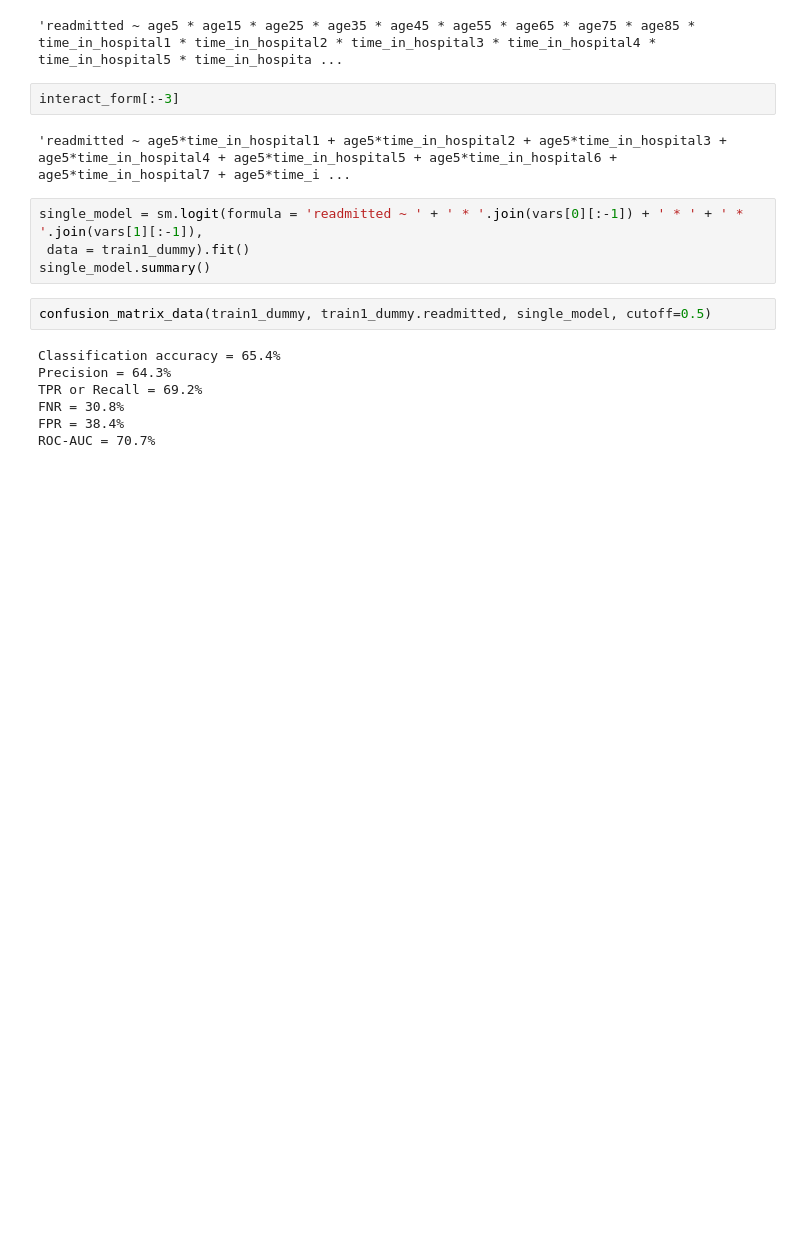
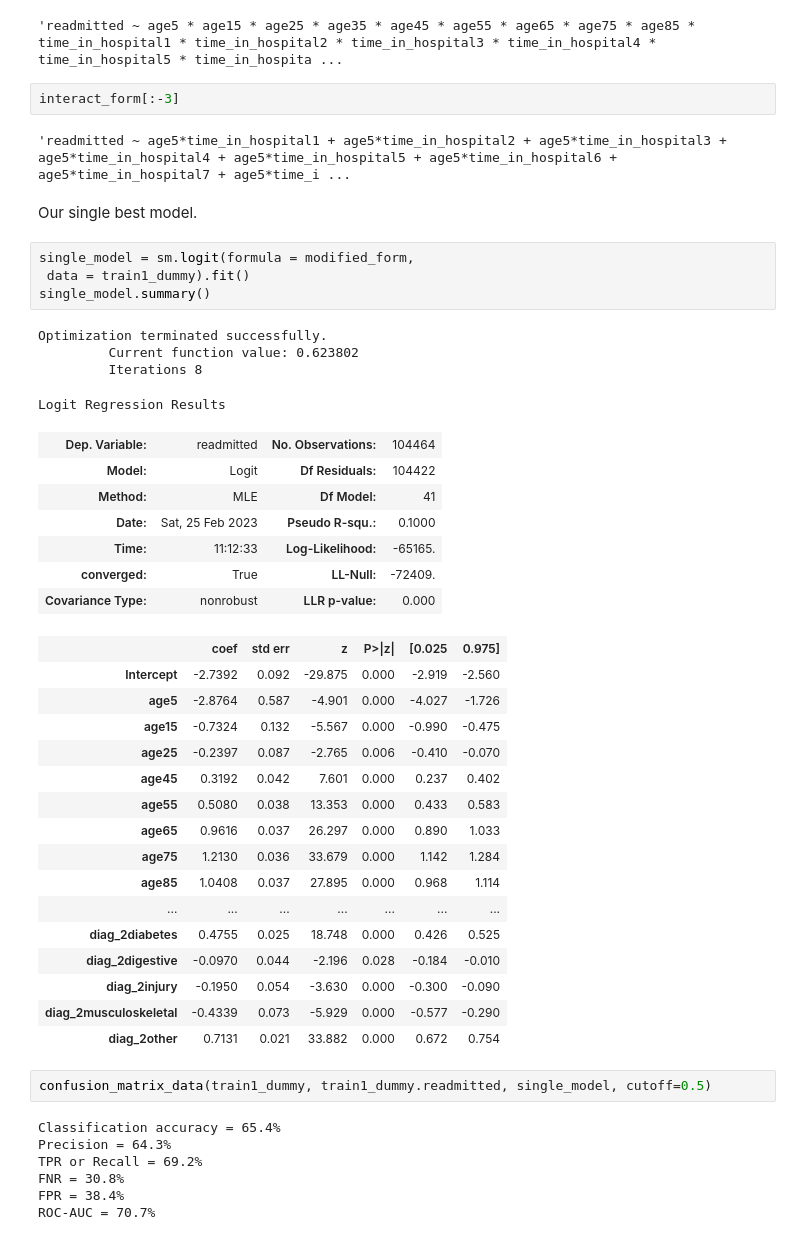
Before and after one commit to AnastasiaKWei/Saturn, a Jupyter notebook: Amy.ipynb, the cells around one changed output. Cells and saved outputs as stored; diff of their text form; blank space fills up the shorter version.

```diff
--- a/Amy.ipynb
+++ b/Amy.ipynb
@@ -1165,10 +1167,40 @@ for diag in signif_diag:
 interact_form[:-3]
 # %% [output]
 'readmitted ~ age5*time_in_hospital1 + age5*time_in_hospital2 + age5*time_in_hospital3 + age5*time_in_hospital4 + age5*time_in_hospital5 + age5*time_in_hospital6 + age5*time_in_hospital7 + age5*time_i ...
+# %% [markdown]
+Our single best model.
 # %%
-single_model = sm.logit(formula = 'readmitted ~ ' + ' * '.join(vars[0][:-1]) + ' * ' + ' * '.join(vars[1][:-1]),
+single_model = sm.logit(formula = modified_form,
  data = train1_dummy).fit()
 single_model.summary()
+# %% [output]
+Optimization terminated successfully.
+         Current function value: 0.623802
+         Iterations 8
+Logit Regression Results
+| Dep. Variable: | readmitted | No. Observations: | 104464 |
+| Model: | Logit | Df Residuals: | 104422 |
+| Method: | MLE | Df Model: | 41 |
+| Date: | Sat, 25 Feb 2023 | Pseudo R-squ.: | 0.1000 |
+| Time: | 11:12:33 | Log-Likelihood: | -65165. |
+| converged: | True | LL-Null: | -72409. |
+| Covariance Type: | nonrobust | LLR p-value: | 0.000 |
+|  | coef | std err | z | P>|z| | [0.025 | 0.975] |
+| Intercept | -2.7392 | 0.092 | -29.875 | 0.000 | -2.919 | -2.560 |
+| age5 | -2.8764 | 0.587 | -4.901 | 0.000 | -4.027 | -1.726 |
+| age15 | -0.7324 | 0.132 | -5.567 | 0.000 | -0.990 | -0.475 |
+| age25 | -0.2397 | 0.087 | -2.765 | 0.006 | -0.410 | -0.070 |
+| age45 | 0.3192 | 0.042 | 7.601 | 0.000 | 0.237 | 0.402 |
+| age55 | 0.5080 | 0.038 | 13.353 | 0.000 | 0.433 | 0.583 |
+| age65 | 0.9616 | 0.037 | 26.297 | 0.000 | 0.890 | 1.033 |
+| age75 | 1.2130 | 0.036 | 33.679 | 0.000 | 1.142 | 1.284 |
+| age85 | 1.0408 | 0.037 | 27.895 | 0.000 | 0.968 | 1.114 |
+| ... | ... | ... | ... | ... | ... | ... |
+| diag_2diabetes | 0.4755 | 0.025 | 18.748 | 0.000 | 0.426 | 0.525 |
+| diag_2digestive | -0.0970 | 0.044 | -2.196 | 0.028 | -0.184 | -0.010 |
+| diag_2injury | -0.1950 | 0.054 | -3.630 | 0.000 | -0.300 | -0.090 |
+| diag_2musculoskeletal | -0.4339 | 0.073 | -5.929 | 0.000 | -0.577 | -0.290 |
+| diag_2other | 0.7131 | 0.021 | 33.882 | 0.000 | 0.672 | 0.754 |
 # %%
 confusion_matrix_data(train1_dummy, train1_dummy.readmitted, single_model, cutoff=0.5)
 # %% [output]
```
Also changed, not shown: parts of 1 cell of this notebook, 1 other file.
